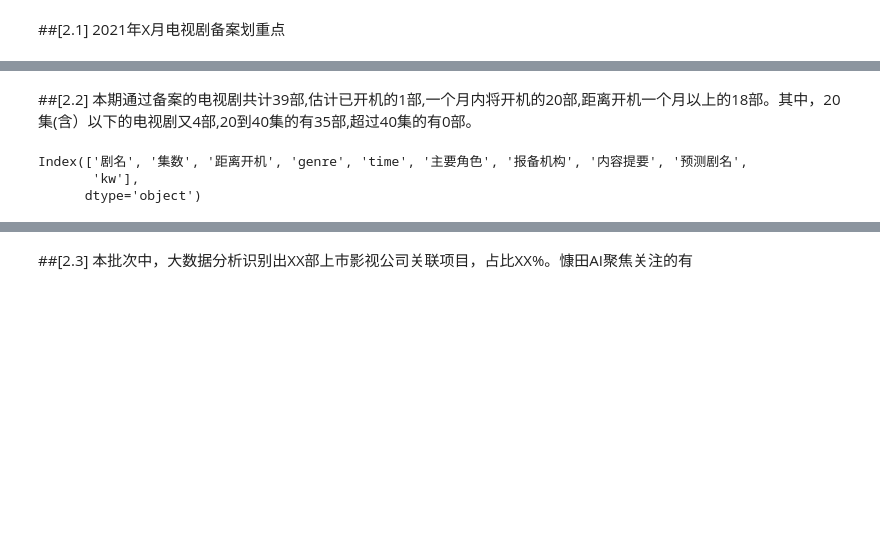
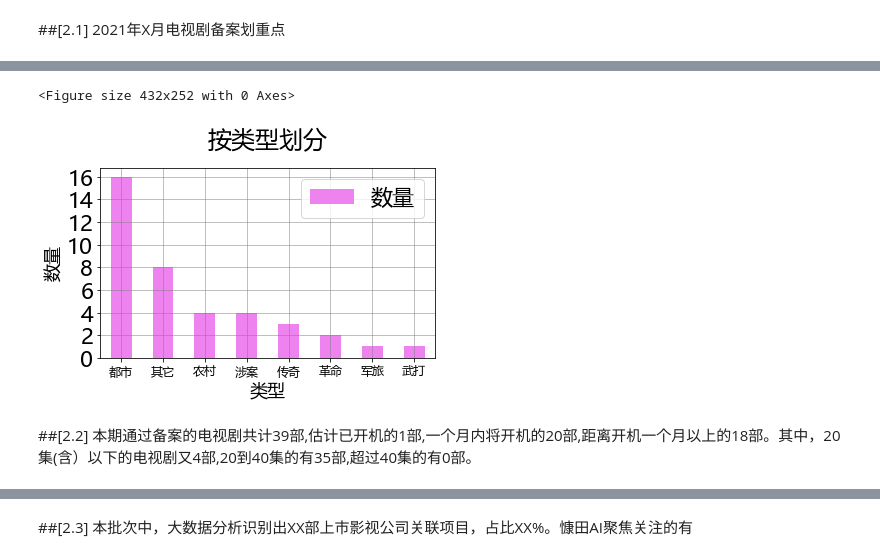
Before and after one commit to CT-Cultures/Article, a Jupyter notebook: NRTA_Reg_Overview.ipynb, the cells around one changed output, grey strips where cells are left out. Saved outputs shown, nothing was run; the diff lists cells and outputs as text; code cells hidden in the pictures; blank space fills up the shorter version.

```diff
--- a/NRTA_Reg_Overview.ipynb
+++ b/NRTA_Reg_Overview.ipynb
@@ -306,8 +381,35 @@ ax.set_label(font=font)
+# %%
+# WIP
+df_by_genre= dfview.groupby('genre')['genre'].count(
+    ).rename('数量').reset_index().sort_values('数量', ascending=False)
+
+plt.clf()
+plt.rcParams['figure.figsize'] = [6, 3.5]
+plt.rcParams['axes.facecolor'] = 'white'
+ax = df_by_genre.plot(
+    kind = 'bar',
+    grid = True,
+    fontsize = 22,
+    rot = 0,
+    color = ['violet'],
+)
+ax.set_title("按类型划分",fontsize= 24, pad=20)
+ax.spines['top'].set_color('black')
+ax.spines['bottom'].set_color('black')
+ax.spines['left'].set_color('black')
+ax.spines['right'].set_color('black')
+ax.grid(color='gray', linestyle='-', linewidth=0.5)
+ax.set_xlabel('类型',fontsize= 18)
+ax.set_xticklabels(df_by_genre['genre'], fontsize=12)
+ax.set_ylabel("数量",fontsize= 18)
+ax.legend(fontsize=22)
+
+fp_plot_time = path_img + '/df_TVReg_plot_genre_by_n_{}.png'.format(issue_name)
+plt.savefig(fp_plot_time, bbox_inches='tight')
+
+plt.show()
+# %% [output]
+<Figure size 432x252 with 0 Axes>
+[figure, added]
 # %% [markdown]
 ##[2.2] 	本期通过备案的电视剧共计39部,估计已开机的1部,一个月内将开机的20部,距离开机一个月以上的18部。其中，20集(含）以下的电视剧又4部,20到40集的有35部,超过40集的有0部。
-# %%
-dfview.columns
-# %% [output]
-Index(['剧名', '集数', '距离开机', 'genre', 'time', '主要角色', '报备机构', '内容提要', '预测剧名',
-       'kw'],
-      dtype='object')
```
Also changed, not shown: parts of 47 cells of this notebook, 17 other files.
